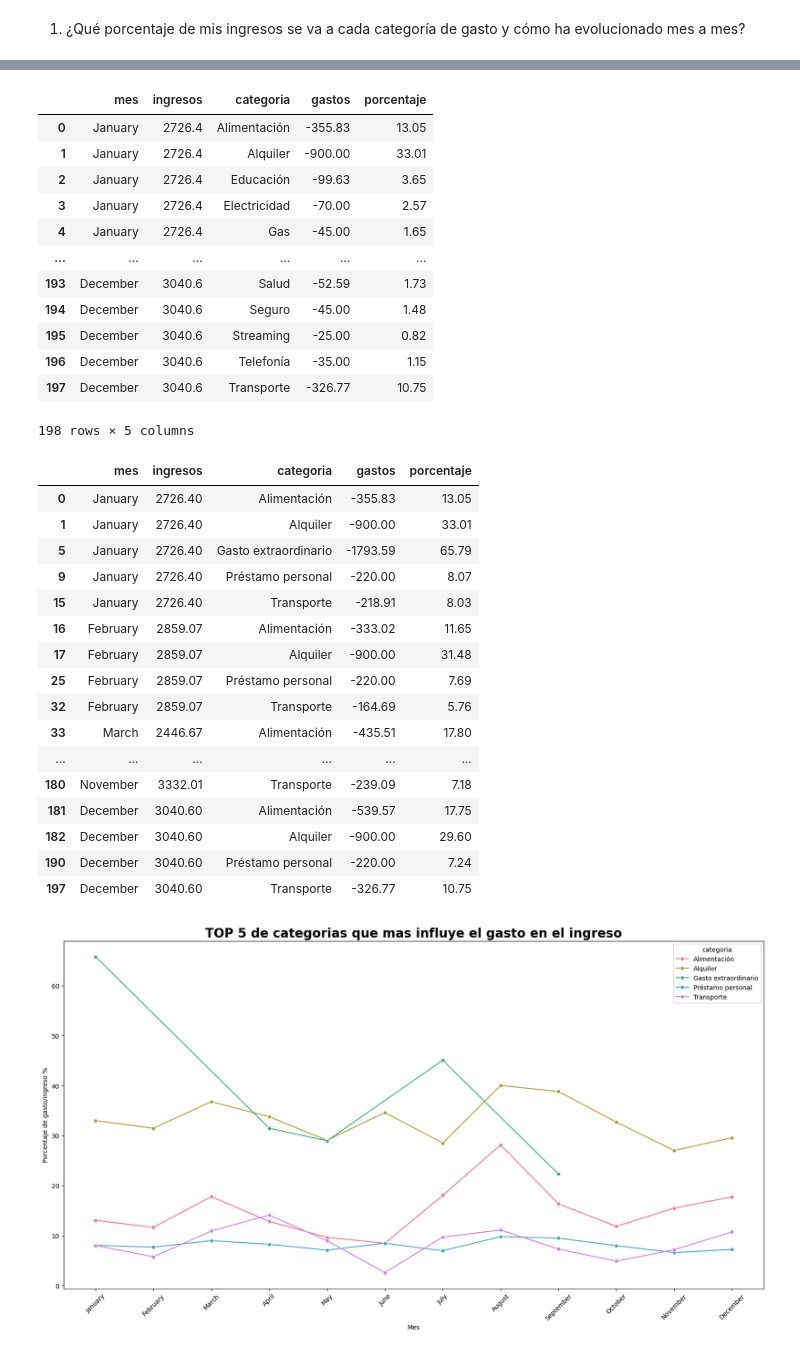
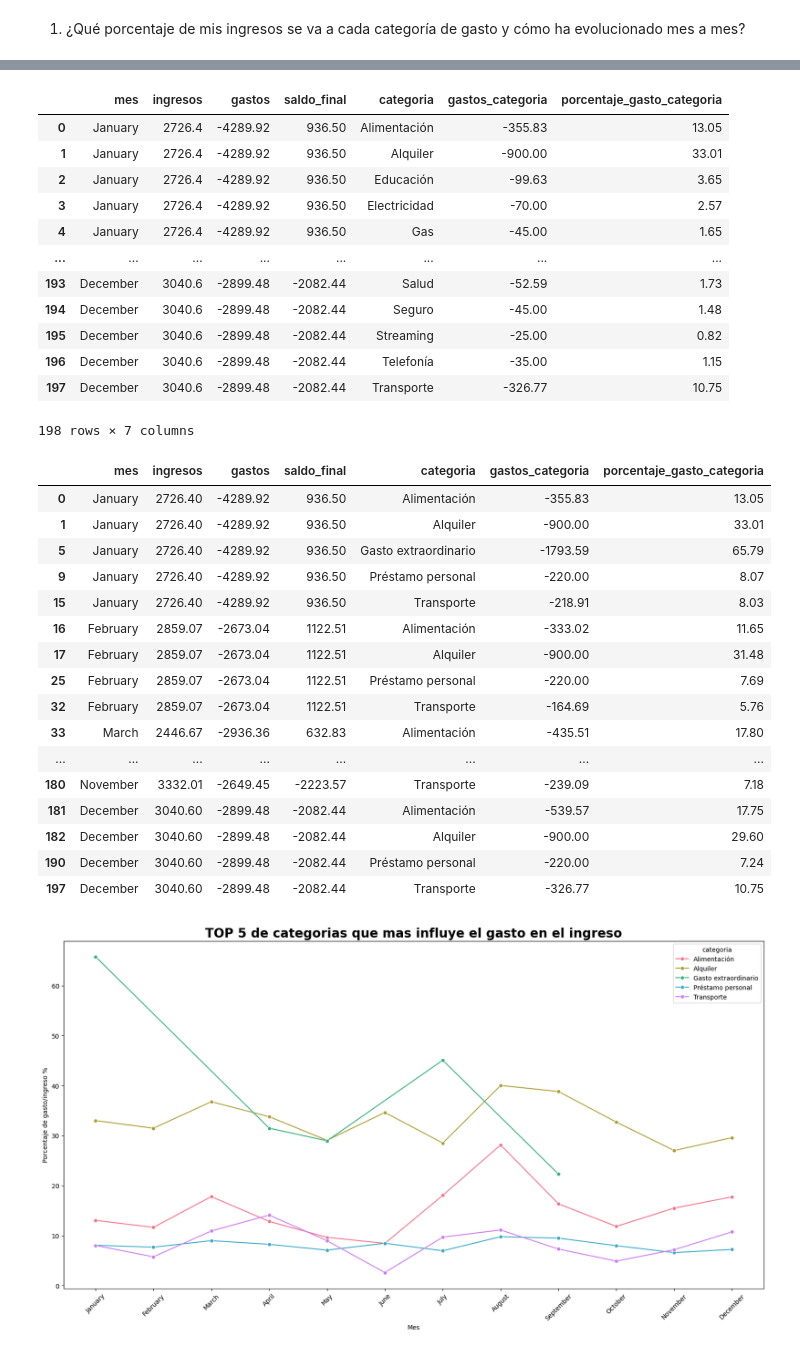
Before and after one commit to maxicoceres-data/Analisis_Exploratorio_de_Movimientos-Bancarios-y-Reportes, a Jupyter notebook: notebooks/analisis.ipynb, the cells around one changed output, grey strips where cells are left out. Saved outputs shown, nothing was run; the diff lists cells and outputs as text; code cells hidden in the pictures.

```diff
--- a/notebooks/analisis.ipynb
+++ b/notebooks/analisis.ipynb
@@ -179,7 +179,7 @@ df["saldo_post_movimiento"] = df["saldo_post_movimiento"].round(2)
 df["alerta"] = df["saldo_post_movimiento"].apply(lambda x: "Saldo negativo" if x < 0 else None)
 # %%
 from src.funciones import tipo_gasto
-df["tipo_gasto"] = df["categoria"].apply(tipo_gasto)
+df["tipo_movimiento_general"] = df["categoria"].apply(tipo_gasto)
 df
 # %% [output]
 |  | fecha | tipo_movimiento | categoria | importe_eur | saldo_post_movimiento | descripcion | canal | mes | ... |
@@ -608,7 +577,7 @@ Name: importe_eur, dtype: float64
 # %%
 #Corroboro la cantidad en dinero de gastos por categoria. Modificamos el nombre de la columna importe_eur en gastos para mejor definición
 
-gastos_cat_por_mes = df[df["importe_eur"]<0].groupby(["categoria","mes"])["importe_eur"].sum().reset_index().rename(columns={"importe_eur":"gastos"})
+gastos_cat_por_mes = df[df["importe_eur"]<0].groupby(["categoria","mes"])["importe_eur"].sum().reset_index().rename(columns={"importe_eur":"gastos_categoria"})
 gastos_cat_por_mes = pd.DataFrame(gastos_cat_por_mes)
 gastos_cat_por_mes
 # %% [output]
@@ -627,7 +596,7 @@ gastos_cat_por_mes
 198 rows × 3 columns
 # %%
 #Uno los 2 dataframe para tener una mejor visualización de los datos
-ingr_gas_por_mes = pd.merge(ingresos, gastos_cat_por_mes, how="inner", on="mes")
+ingr_gas_por_mes = pd.merge(df_mes_ingreso_y_gasto, gastos_cat_por_mes, how="inner", on="mes")
 
 ingr_gas_por_mes
 # %% [output]
@@ -647,50 +616,50 @@ ingr_gas_por_mes
 # %%
 #Se crea una columna con el nombre de porcentaje. Muestra el porcentaje que representa por mes, los gastos de la categoria sobre sus ingresos.
 if ingr_gas_por_mes["ingresos"].any() != 0:
-    ingr_gas_por_mes["porcentaje"] = round((ingr_gas_por_mes["gastos"] / ingr_gas_por_mes["ingresos"]) * 100, 2).abs()
+    ingr_gas_por_mes["porcentaje_gasto_categoria"] = round((ingr_gas_por_mes["gastos_categoria"] / ingr_gas_por_mes["ingresos"]) * 100, 2).abs()
 
 ingr_gas_por_mes
 # %% [output]
-|  | mes | ingresos | categoria | gastos | porcentaje |
-| 0 | January | 2726.4 | Alimentación | -355.83 | 13.05 |
-| 1 | January | 2726.4 | Alquiler | -900.00 | 33.01 |
-| 2 | January | 2726.4 | Educación | -99.63 | 3.65 |
-| 3 | January | 2726.4 | Electricidad | -70.00 | 2.57 |
-| 4 | January | 2726.4 | Gas | -45.00 | 1.65 |
-| ... | ... | ... | ... | ... | ... |
-| 193 | December | 3040.6 | Salud | -52.59 | 1.73 |
-| 194 | December | 3040.6 | Seguro | -45.00 | 1.48 |
-| 195 | December | 3040.6 | Streaming | -25.00 | 0.82 |
-| 196 | December | 3040.6 | Telefonía | -35.00 | 1.15 |
-| 197 | December | 3040.6 | Transporte | -326.77 | 10.75 |
+|  | mes | ingresos | gastos | saldo_final | categoria | gastos_categoria | porcentaje_gasto_categoria |
+| 0 | January | 2726.4 | -4289.92 | 936.50 | Alimentación | -355.83 | 13.05 |
+| 1 | January | 2726.4 | -4289.92 | 936.50 | Alquiler | -900.00 | 33.01 |
+| 2 | January | 2726.4 | -4289.92 | 936.50 | Educación | -99.63 | 3.65 |
+| 3 | January | 2726.4 | -4289.92 | 936.50 | Electricidad | -70.00 | 2.57 |
+| 4 | January | 2726.4 | -4289.92 | 936.50 | Gas | -45.00 | 1.65 |
+| ... | ... | ... | ... | ... | ... | ... | ... |
+| 193 | December | 3040.6 | -2899.48 | -2082.44 | Salud | -52.59 | 1.73 |
+| 194 | December | 3040.6 | -2899.48 | -2082.44 | Seguro | -45.00 | 1.48 |
+| 195 | December | 3040.6 | -2899.48 | -2082.44 | Streaming | -25.00 | 0.82 |
+| 196 | December | 3040.6 | -2899.48 | -2082.44 | Telefonía | -35.00 | 1.15 |
+| 197 | December | 3040.6 | -2899.48 | -2082.44 | Transporte | -326.77 | 10.75 |
-198 rows × 5 columns
+198 rows × 7 columns
 # %%
 #Se realiza un TOP 5 de los porcentajes de gastos que mas influyen sobre los ingresos
 
 #top de categoria que mas influye
-top_categoria_porcentaje = ingr_gas_por_mes.groupby("categoria")["porcentaje"].mean().sort_values(ascending=False).head(5).index
+top_categoria_porcentaje = ingr_gas_por_mes.groupby("categoria")["porcentaje_gasto_categoria"].mean().sort_values(ascending=False).head(5).index
 
 
 #si integra el top de categoria que lo agregue al df
 df_plot = ingr_gas_por_mes[ingr_gas_por_mes["categoria"].isin(top_categoria_porcentaje)]
 df_plot
 # %% [output]
-|  | mes | ingresos | categoria | gastos | porcentaje |
-| 0 | January | 2726.40 | Alimentación | -355.83 | 13.05 |
-| 1 | January | 2726.40 | Alquiler | -900.00 | 33.01 |
-| 5 | January | 2726.40 | Gasto extraordinario | -1793.59 | 65.79 |
-| 9 | January | 2726.40 | Préstamo personal | -220.00 | 8.07 |
-| 15 | January | 2726.40 | Transporte | -218.91 | 8.03 |
-| 16 | February | 2859.07 | Alimentación | -333.02 | 11.65 |
-| 17 | February | 2859.07 | Alquiler | -900.00 | 31.48 |
-| 25 | February | 2859.07 | Préstamo personal | -220.00 | 7.69 |
-| 32 | February | 2859.07 | Transporte | -164.69 | 5.76 |
-| 33 | March | 2446.67 | Alimentación | -435.51 | 17.80 |
-| ... | ... | ... | ... | ... | ... |
-| 180 | November | 3332.01 | Transporte | -239.09 | 7.18 |
-| 181 | December | 3040.60 | Alimentación | -539.57 | 17.75 |
-| 182 | December | 3040.60 | Alquiler | -900.00 | 29.60 |
-| 190 | December | 3040.60 | Préstamo personal | -220.00 | 7.24 |
-| 197 | December | 3040.60 | Transporte | -326.77 | 10.75 |
+|  | mes | ingresos | gastos | saldo_final | categoria | gastos_categoria | porcentaje_gasto_categoria |
+| 0 | January | 2726.40 | -4289.92 | 936.50 | Alimentación | -355.83 | 13.05 |
+| 1 | January | 2726.40 | -4289.92 | 936.50 | Alquiler | -900.00 | 33.01 |
+| 5 | January | 2726.40 | -4289.92 | 936.50 | Gasto extraordinario | -1793.59 | 65.79 |
+| 9 | January | 2726.40 | -4289.92 | 936.50 | Préstamo personal | -220.00 | 8.07 |
+| 15 | January | 2726.40 | -4289.92 | 936.50 | Transporte | -218.91 | 8.03 |
+| 16 | February | 2859.07 | -2673.04 | 1122.51 | Alimentación | -333.02 | 11.65 |
+| 17 | February | 2859.07 | -2673.04 | 1122.51 | Alquiler | -900.00 | 31.48 |
+| 25 | February | 2859.07 | -2673.04 | 1122.51 | Préstamo personal | -220.00 | 7.69 |
+| 32 | February | 2859.07 | -2673.04 | 1122.51 | Transporte | -164.69 | 5.76 |
+| 33 | March | 2446.67 | -2936.36 | 632.83 | Alimentación | -435.51 | 17.80 |
+| ... | ... | ... | ... | ... | ... | ... | ... |
+| 180 | November | 3332.01 | -2649.45 | -2223.57 | Transporte | -239.09 | 7.18 |
+| 181 | December | 3040.60 | -2899.48 | -2082.44 | Alimentación | -539.57 | 17.75 |
+| 182 | December | 3040.60 | -2899.48 | -2082.44 | Alquiler | -900.00 | 29.60 |
+| 190 | December | 3040.60 | -2899.48 | -2082.44 | Préstamo personal | -220.00 | 7.24 |
+| 197 | December | 3040.60 | -2899.48 | -2082.44 | Transporte | -326.77 | 10.75 |
 # %%
 plt.figure(figsize=(20,10))
```
Also changed, not shown: parts of 42 cells of this notebook, 2 other files.
